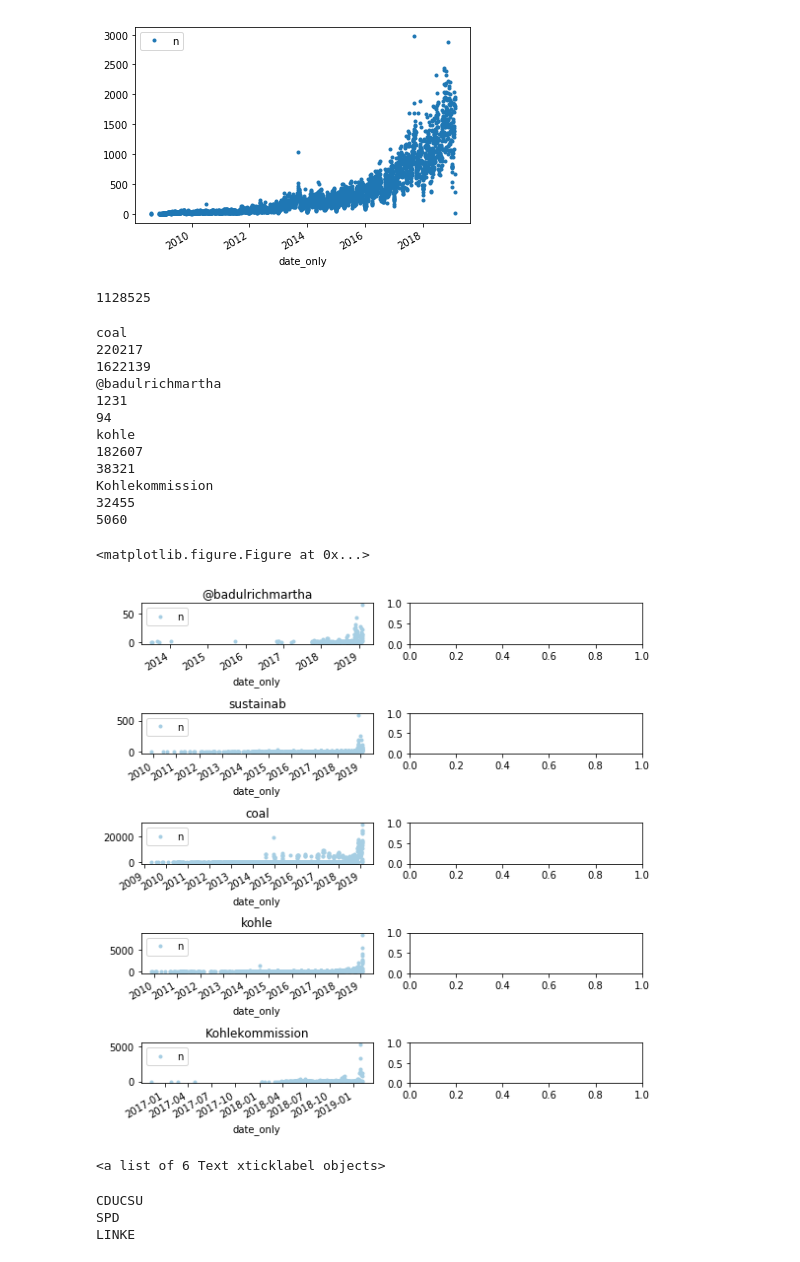
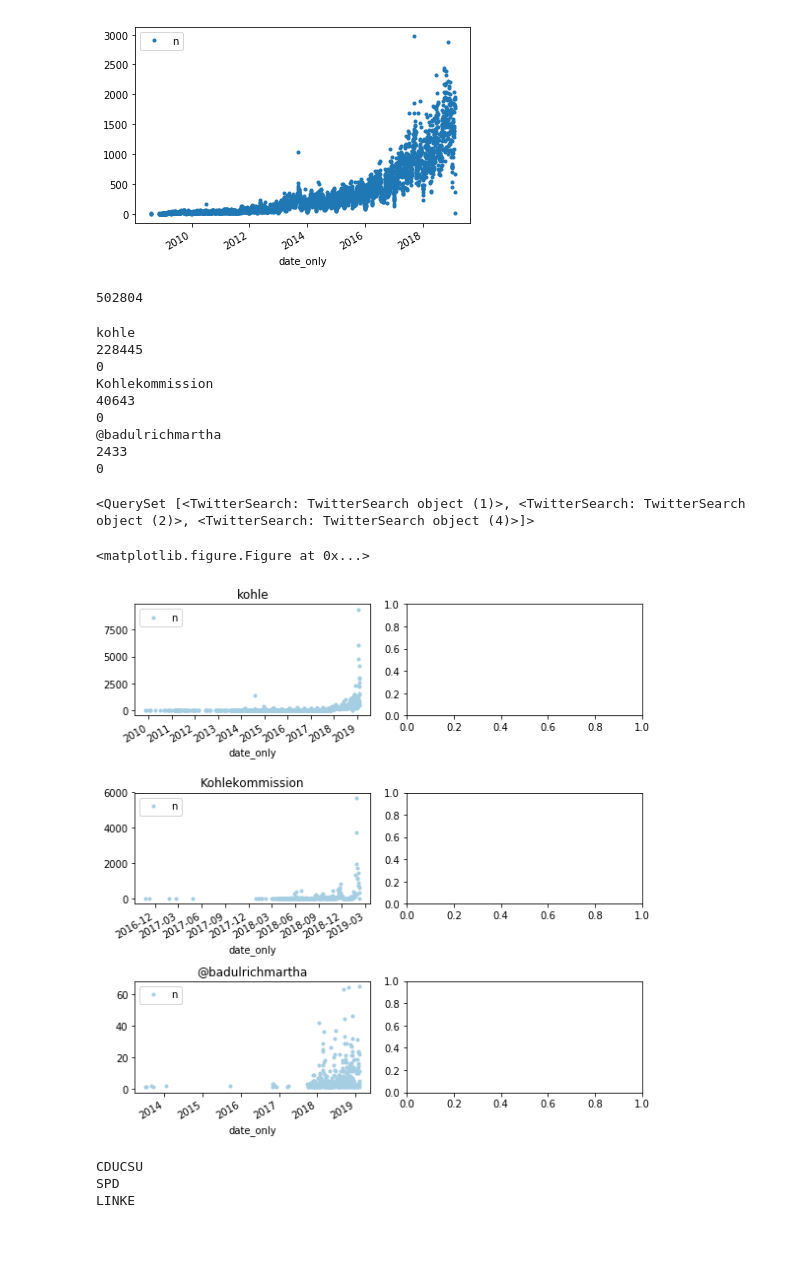
Before and after one commit to mcc-apsis/coal-discourse, a Jupyter notebook: twitter-analysis/authors_tweets.ipynb, the cells around one changed output. Saved outputs shown, nothing was run; the diff lists cells and outputs as text; code cells hidden in the pictures.

```diff
--- a/twitter-analysis/authors_tweets.ipynb
+++ b/twitter-analysis/authors_tweets.ipynb
@@ -172,43 +172,42 @@ df.plot('date_only','n', style=".")
 <matplotlib.axes._subplots.AxesSubplot at 0x...>
 [figure]
 # %%
-Status.objects.filter(text__icontains="…").count()
+Status.objects.filter(text__icontains="…",api_got=False).count()
 # %% [output]
-1128525
+502804
 # %%
 Through = Status.searches.through
 reassign=True
 if reassign:
     for ts in TwitterSearch.objects.filter(project=p):
+        if ts.string=="coal":
+            continue
         print(ts.string)
         print(ts.status_set.count())
-        #ts.status_set.clear()
         tweets = Status.objects.filter(text__icontains=ts.string).exclude(searches=ts)
-        #tts = [Through(status=t,twittersearch=ts) for t in tweets]
-        #Through.objects.bulk_create(tts)
+        tts = [Through(status=t,twittersearch=ts) for t in tweets]
+        Through.objects.bulk_create(tts)
         print(tweets.count())
 # %% [output]
-coal
-220217
-1622139
+kohle
+228445
+0
+Kohlekommission
+40643
+0
 @badulrichmartha
-1231
-94
-kohle
-182607
-38321
-Kohlekommission
-32455
-5060
+2433
+0
 # %%
 plt.close()
 fig = plt.figure(figsize=(12,12))
 
-searches = TwitterSearch.objects.all()
+searches = TwitterSearch.objects.filter(project=p).exclude(string="coal")
+print(searches)
 
 fig, axs = plt.subplots(searches.count(),2,figsize=(8,8))
 
-for i, ts in enumerate(TwitterSearch.objects.all()):
+for i, ts in enumerate(searches):
     byday = ts.status_set.all().annotate(
         date_only=Cast('created_at', DateField())
     ).values('date_only').annotate(
@@ -226,39 +225,36 @@ for i, ts in enumerate(TwitterSearch.objects.all()):
 
     ax = axs[i,0]
     ax.set_title(ts.string)
 
     df.plot('date_only','n', style=".",colormap='Paired', ax = ax)
 
     continue
 
     # This way of counting up hashtags is way too slow
     hts = []
     for s in ts.status_set.filter(entities__hashtags__iregex='\w'):
         for hashtag in s.entities['hashtags']:
             try:
                 ht = [x for x in hts if x['text']==hashtag['text']][0]
                 ht['count']+=1
             except:
                 ht = {"text": hashtag["text"], "count": 1}
                 hts.append(ht)
 
     #print(ht_df.sort_values('count',ascending=False).head(20))
     ax = axs[i,1]
     ht_df = df.from_dict(hts)
     ht_df = ht_df.sort_values('count',ascending=False).head(10)
     ht_df.plot.bar('text','count',colormap='Paired',ax = ax)
     labels = ax.get_xticklabels()
     ax.set_xticklabels(labels,rotation=40,ha="right")
 
 fig.tight_layout()
 plt.show()
 # %% [output]
-<matplotlib.figure.Figure at 0x...>
+<QuerySet [<TwitterSearch: TwitterSearch object (1)>, <TwitterSearch: TwitterSearch object (2)>, <TwitterSearch: TwitterSearch object (4)>]>
+<matplotlib.figure.Figure at 0x...>
-[figure, old version]
+[figure, new version]
-# %%
-ax.get_xticklabels()
-# %% [output]
-<a list of 6 Text xticklabel objects>
 # %%
 plt.close()
 fig = plt.figure(figsize=(18,24))
```
Also changed, not shown: parts of 3 cells of this notebook, 2 other files.
